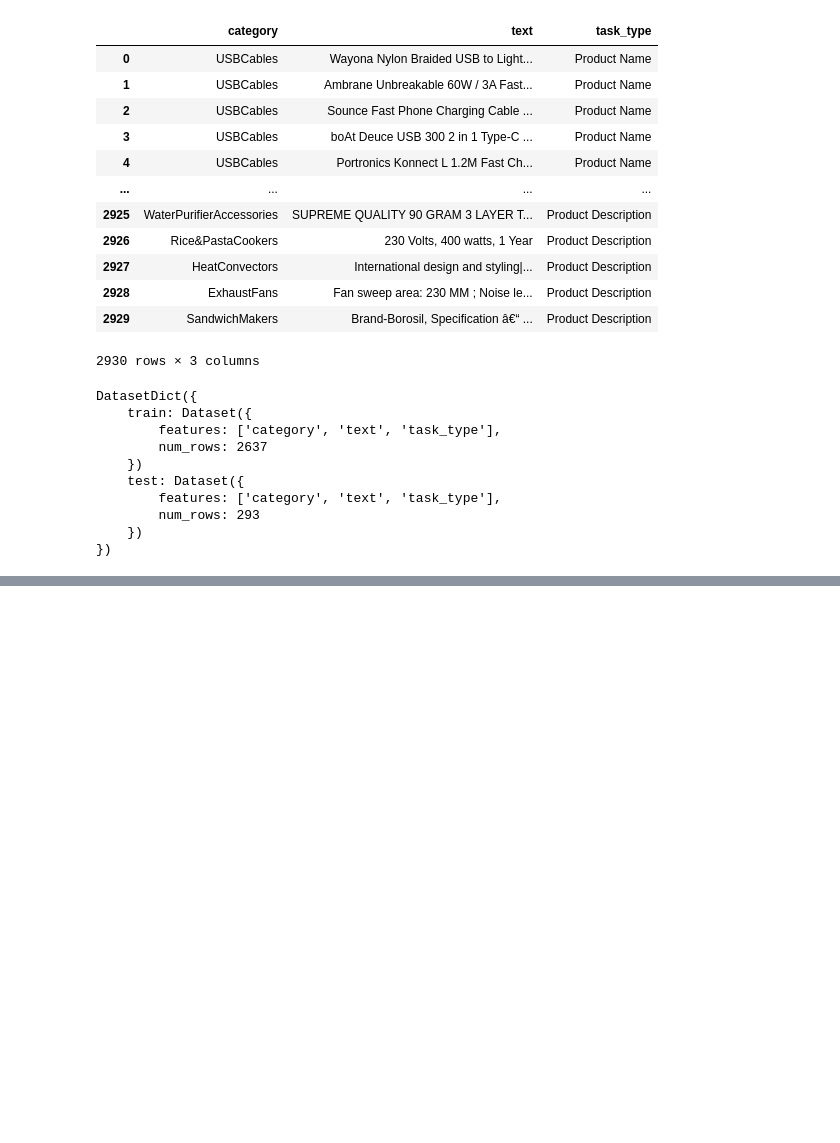
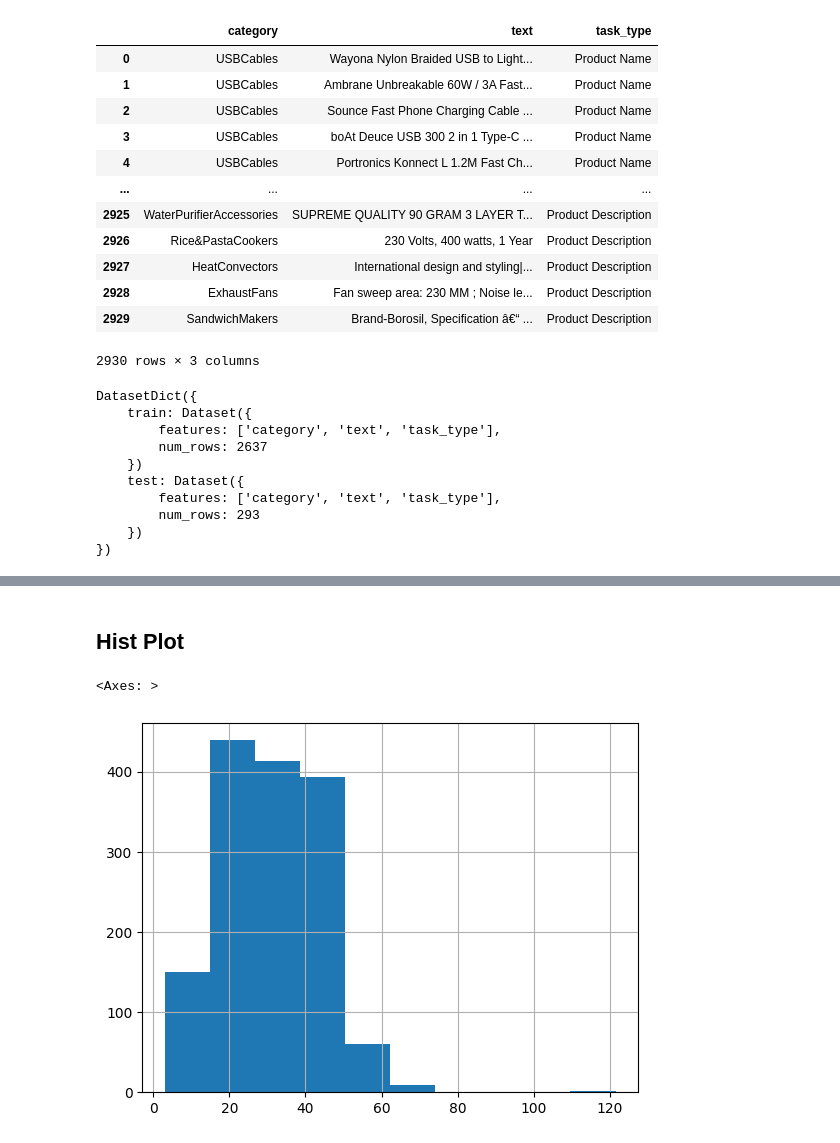
Before and after one commit to CharlesRMcCullough/Fine_Tune_Phi2_with_Amazon_description_data, a Jupyter notebook: ph2_CustomData.ipynb, the cells around one changed output, grey strips where cells are left out. Drawn from its saved outputs; the diff is of its cells as text; code cells hidden in the pictures; blank space fills up the shorter version.

Commit message:
Find token counts and plot

```diff
--- a/ph2_CustomData.ipynb
+++ b/ph2_CustomData.ipynb
@@ -91,0 +93,11 @@ dataset['test'][3]
+# %% [markdown]
+## Hist Plot
+# %%
+# 1.5 times of total words
+products['text_tokens'] = products['text'].apply(lambda x: len(x.split())*1.5)
+description['text_tokens'] = description['text'].apply(lambda x: len(x.split())*1.5)
+# %%
+products['text_tokens'].hist()
+# %% [output]
+<Axes: >
+[figure, added]
```
Also changed, not shown: parts of 3 cells of this notebook.
